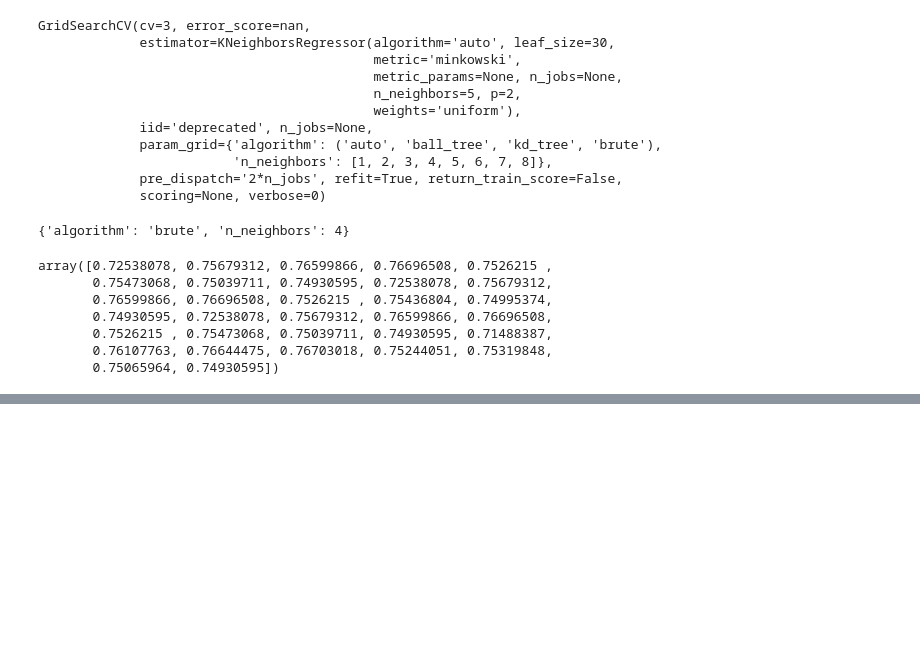
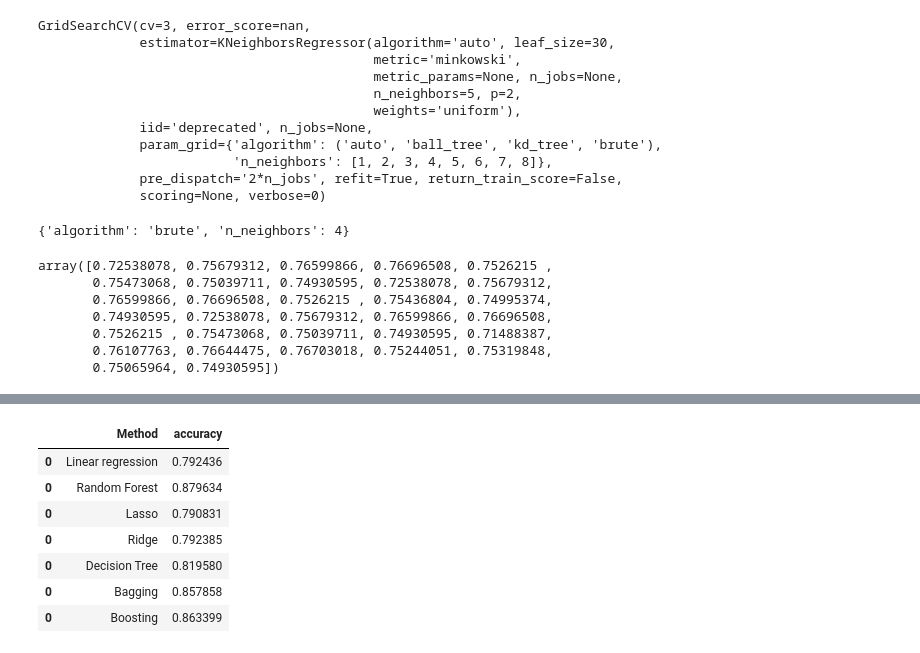
Before and after one commit to efosa20/My-Python-projects, a Jupyter notebook: Efosa Osazuwa Concrete Strength Prediction Project.ipynb, the cells around one changed output, grey strips where cells are left out. Saved outputs shown, nothing was run; the diff lists cells and outputs as text; code cells hidden in the pictures; blank space fills up the shorter version.

```diff
--- a/Efosa Osazuwa Concrete Strength Prediction Project.ipynb
+++ b/Efosa Osazuwa Concrete Strength Prediction Project.ipynb
@@ -613,0 +631,5 @@ resultsDf6
+# %%
+tempResultsDf = pd.DataFrame({'Method':['Bagging'], 'accuracy': [acc_BG]})
+resultsDf7 = pd.concat([resultsDf6, tempResultsDf])
+resultsDf7 = resultsDf7[['Method', 'accuracy']]
+resultsDf7
@@ -613,0 +644,22 @@ resultsDf6
+# %%
+#BOOSTING
+from sklearn.ensemble import GradientBoostingRegressor
+gbcl = GradientBoostingRegressor(n_estimators = 50, learning_rate = 0.1, random_state=22)
+gbcl = gbcl.fit(X_train, y_train)
+# %%
+pred_GB = gbcl.predict(X_test)
+acc_GB = r2_score(y_test, pred_GB)
+# %%
+tempResultsDf = pd.DataFrame({'Method':['Boosting'], 'accuracy': [acc_GB]})
+resultsDf8 = pd.concat([resultsDf7, tempResultsDf])
+resultsDf8 = resultsDf8[['Method', 'accuracy']]
+resultsDf8
+# %% [output]
+|  | Method | accuracy |
+| 0 | Linear regression | 0.792436 |
+| 0 | Random Forest | 0.879634 |
+| 0 | Lasso | 0.790831 |
+| 0 | Ridge | 0.792385 |
+| 0 | Decision Tree | 0.819580 |
+| 0 | Bagging | 0.857858 |
+| 0 | Boosting | 0.863399 |
```
Also changed, not shown: parts of 6 cells of this notebook, 1 other file.
